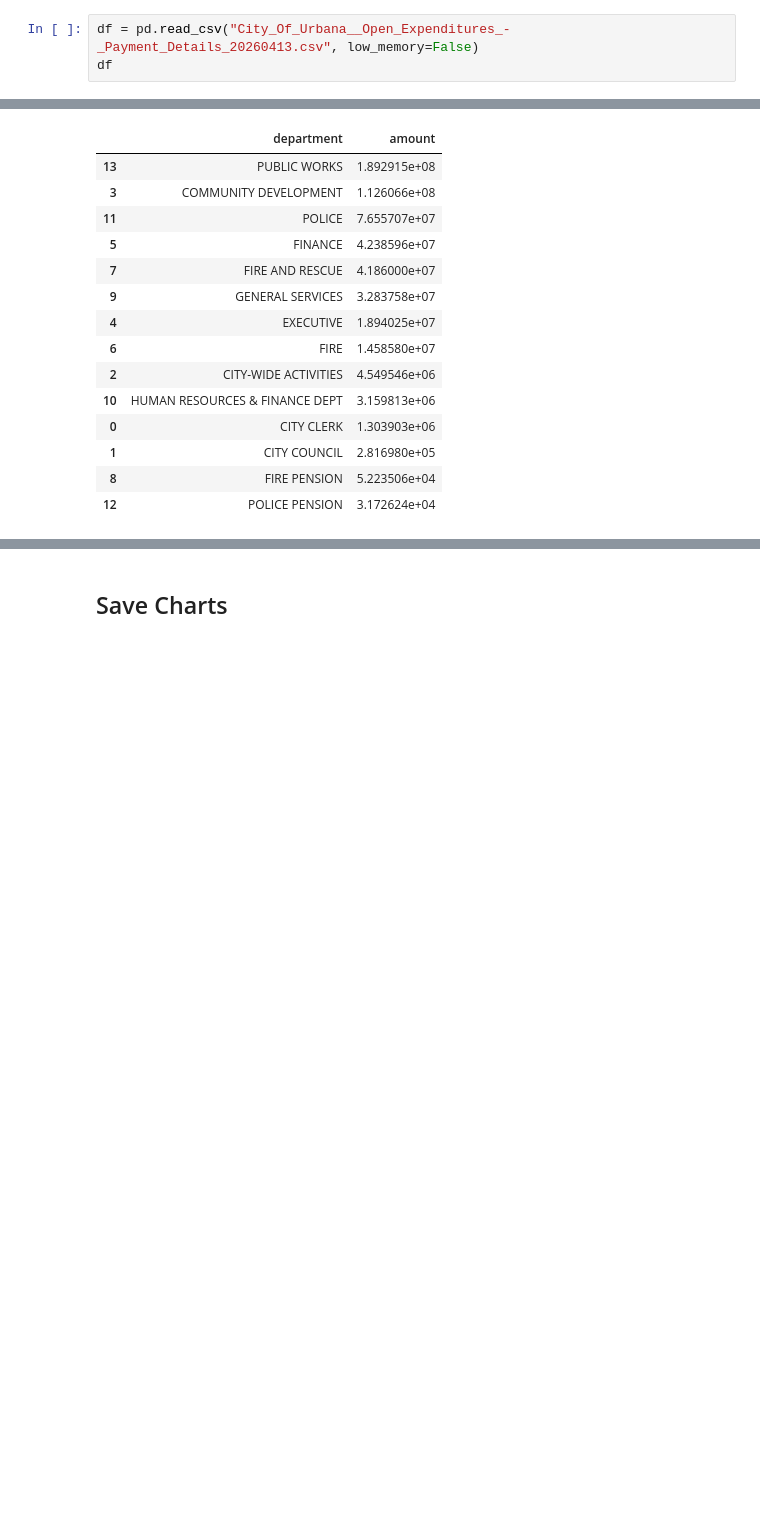
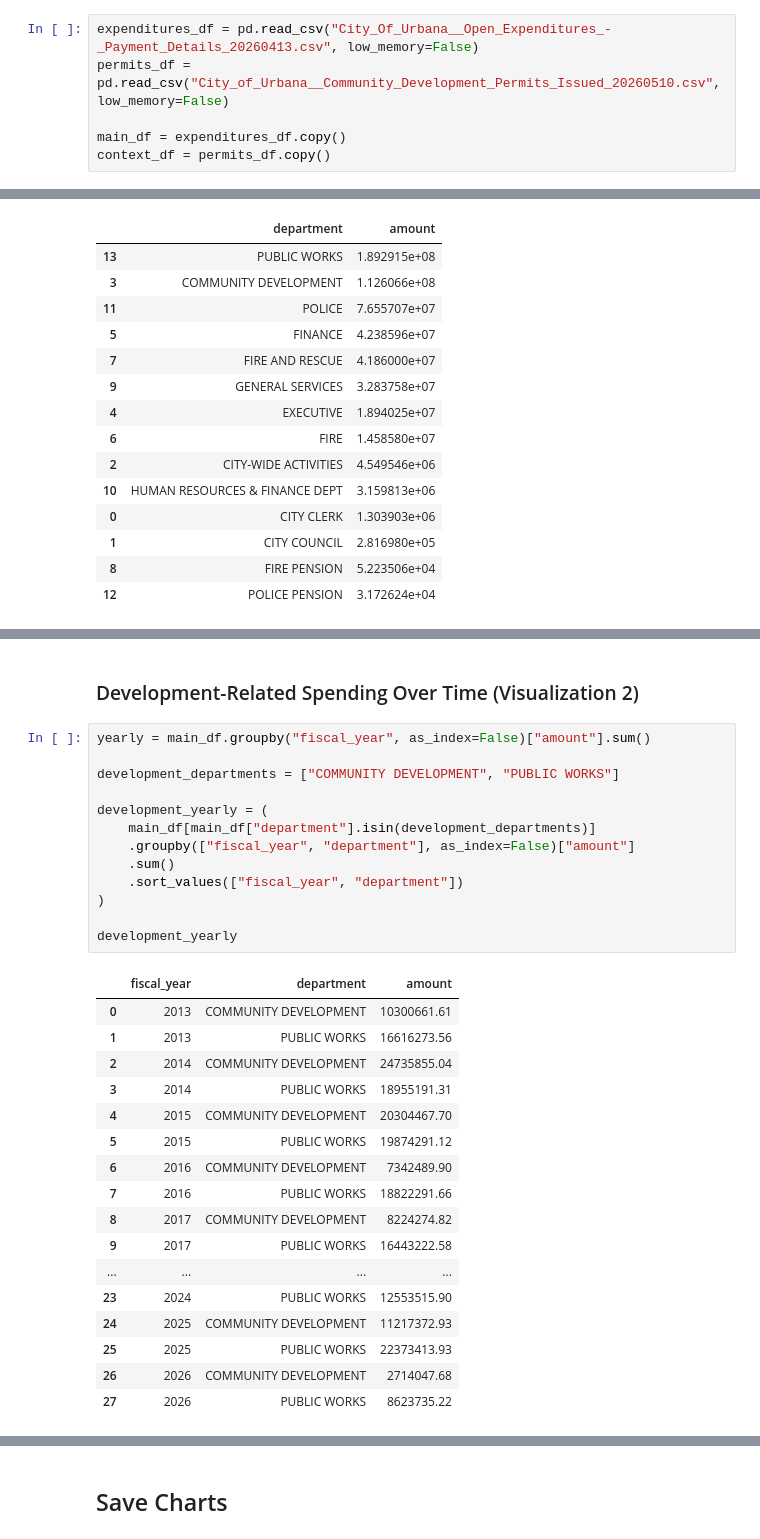
Before and after one commit to MTong-Z/MTong-Z.github.io, a Jupyter notebook: projects/FP3/Workbook.ipynb, the cells around one changed output, grey strips where cells are left out. Saved outputs shown, nothing was run; the diff lists cells and outputs as text; blank space fills up the shorter version.

Commit message:
Update FP3 analysis and visualizations

```diff
--- a/projects/FP3/Workbook.ipynb
+++ b/projects/FP3/Workbook.ipynb
@@ -23,5 +8,8 @@ Mianchen Zhang, Miantong Zhang
 import pandas as pd
 import altair as alt
 # %%
-df = pd.read_csv("City_Of_Urbana__Open_Expenditures_-_Payment_Details_20260413.csv", low_memory=False)
-df
+expenditures_df = pd.read_csv("City_Of_Urbana__Open_Expenditures_-_Payment_Details_20260413.csv", low_memory=False)
+permits_df = pd.read_csv("City_of_Urbana__Community_Development_Permits_Issued_20260510.csv", low_memory=False)
+
+main_df = expenditures_df.copy()
+context_df = permits_df.copy()
@@ -178 +148,34 @@ dept_year = (
+# %% [markdown]
+### Development-Related Spending Over Time (Visualization 2)
+# %%
+yearly = main_df.groupby("fiscal_year", as_index=False)["amount"].sum()
+
+development_departments = ["COMMUNITY DEVELOPMENT", "PUBLIC WORKS"]
+
+development_yearly = (
+    main_df[main_df["department"].isin(development_departments)]
+    .groupby(["fiscal_year", "department"], as_index=False)["amount"]
+    .sum()
+    .sort_values(["fiscal_year", "department"])
+)
+
+development_yearly
+# %% [output]
+|  | fiscal_year | department | amount |
+| 0 | 2013 | COMMUNITY DEVELOPMENT | 10300661.61 |
+| 1 | 2013 | PUBLIC WORKS | 16616273.56 |
+| 2 | 2014 | COMMUNITY DEVELOPMENT | 24735855.04 |
+| 3 | 2014 | PUBLIC WORKS | 18955191.31 |
+| 4 | 2015 | COMMUNITY DEVELOPMENT | 20304467.70 |
+| 5 | 2015 | PUBLIC WORKS | 19874291.12 |
+| 6 | 2016 | COMMUNITY DEVELOPMENT | 7342489.90 |
+| 7 | 2016 | PUBLIC WORKS | 18822291.66 |
+| 8 | 2017 | COMMUNITY DEVELOPMENT | 8224274.82 |
+| 9 | 2017 | PUBLIC WORKS | 16443222.58 |
+| ... | ... | ... | ... |
+| 23 | 2024 | PUBLIC WORKS | 12553515.90 |
+| 24 | 2025 | COMMUNITY DEVELOPMENT | 11217372.93 |
+| 25 | 2025 | PUBLIC WORKS | 22373413.93 |
+| 26 | 2026 | COMMUNITY DEVELOPMENT | 2714047.68 |
+| 27 | 2026 | PUBLIC WORKS | 8623735.22 |
 # %%
```
Also changed, not shown: parts of 38 cells of this notebook, 11 other files.
